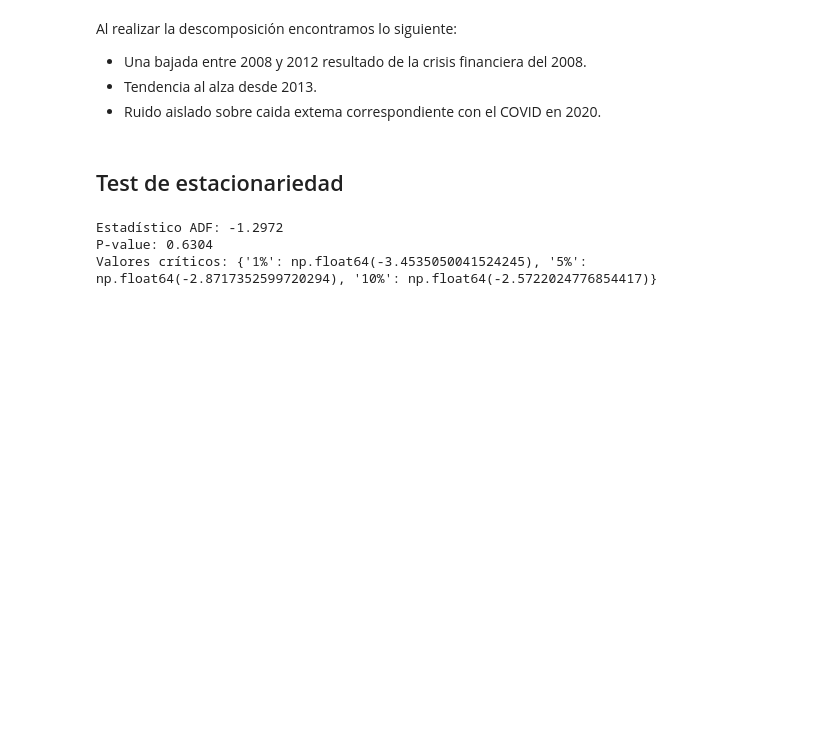
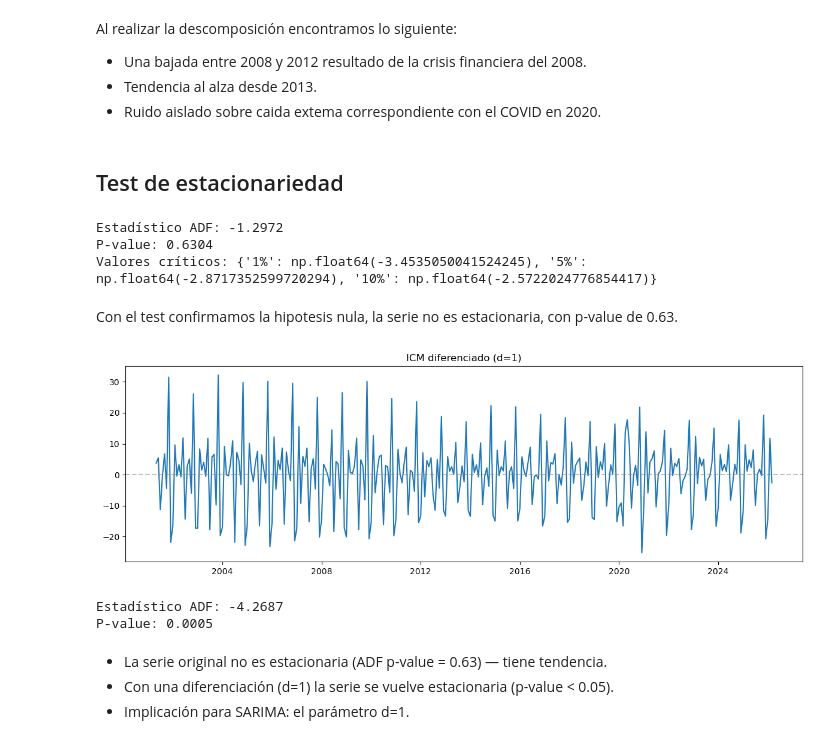
Before and after one commit to CarlosECI/retail_sales_forecasting, a Jupyter notebook: notebooks/01_extraction.ipynb, the cells around one changed output. Drawn from its saved outputs; the diff is of its cells as text; code cells hidden in the pictures; blank space fills up the shorter version.

```diff
--- a/notebooks/01_extraction.ipynb
+++ b/notebooks/01_extraction.ipynb
@@ -130,3 +130,31 @@ print(f'Valores críticos: {resultado[4]}')
 Estadístico ADF: -1.2972
 P-value: 0.6304
 Valores críticos: {'1%': np.float64(-3.4535050041524245), '5%': np.float64(-2.8717352599720294), '10%': np.float64(-2.5722024776854417)}
+# %% [markdown]
+Con el test confirmamos la hipotesis nula, la serie no es estacionaria, con p-value de 0.63.
+# %%
+# Se aplica diferenciación para eliminar la tendencia de la serie y tener una serie estacionaria
+df['valor_icm_diff'] = df['valor_icm'].diff()
+
+fig, ax = plt.subplots(figsize=(12, 4))
+ax.plot(df['fecha'], df['valor_icm_diff'])
+ax.axhline(y=0, color='gray', linestyle='--', alpha=0.5)
+ax.set_title('ICM diferenciado (d=1)')
+plt.tight_layout()
+plt.savefig('../reports/figures/04_serie_diferenciada.png', dpi=150)
+plt.show()
+# %% [output]
+[figure, added]
+# %%
+# Aplicamos test ADF nuevamente para confirmar la estacionalidad
+resultado_diff = adfuller(df['valor_icm_diff'].dropna())
+
+print(f'Estadístico ADF: {resultado_diff[0]:.4f}')
+print(f'P-value: {resultado_diff[1]:.4f}')
+# %% [output]
+Estadístico ADF: -4.2687
+P-value: 0.0005
+# %% [markdown]
+- La serie original no es estacionaria (ADF p-value = 0.63) — tiene tendencia.
+- Con una diferenciación (d=1) la serie se vuelve estacionaria (p-value < 0.05).
+- Implicación para SARIMA: el parámetro d=1.
```
Also changed, not shown: parts of 2 cells of this notebook, 3 other files.
